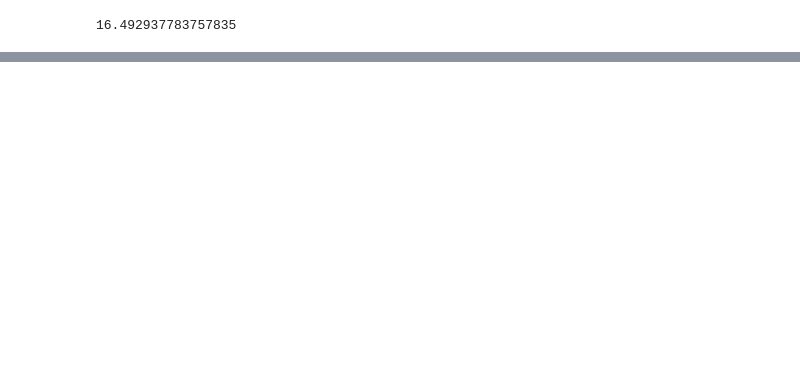
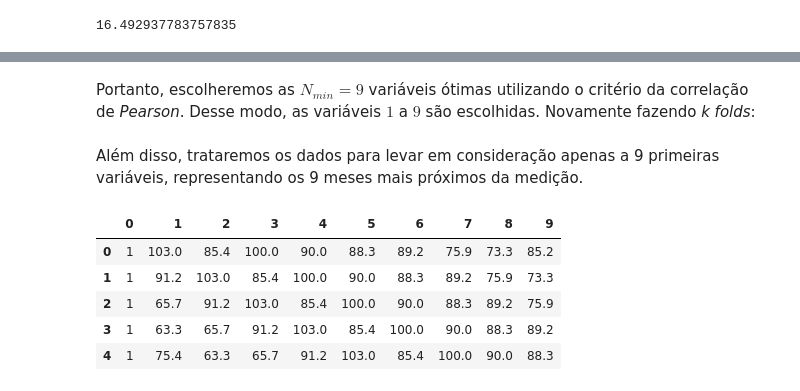
Before and after one commit to SamuelBFG/IA006, a Jupyter notebook: LinearRegression.ipynb, the cells around one changed output, grey strips where cells are left out. Cells and saved outputs as stored; diff of their text form; code cells hidden in the pictures; blank space fills up the shorter version.

Commit message:
List 1 Done

```diff
--- a/LinearRegression.ipynb
+++ b/LinearRegression.ipynb
@@ -338,0 +399,33 @@ best_data_wrapper
+# %% [markdown]
+Portanto, escolheremos as $N_{min} = 9$ variáveis ótimas utilizando o critério da correlação de *Pearson*. Desse modo, as variáveis $1$ a $9$ são escolhidas. Novamente fazendo *k folds*:
+# %%
+kfolds = []
+indexes = list(range(3112))
+seed = 42
+subset_size = round(len(indexes) / k)
+random.Random(seed).shuffle(indexes)
+subsets = [indexes[x:x+subset_size] for x in range(0,len(indexes),subset_size)]
+
+for i in range(k):
+    test = subsets[i]
+    train = []
+    for subset in subsets:
+        if subset != test:
+            train.append(subset)
+    kfolds.append((train, test)) # Cria tupla kfolds
+# %% [markdown]
+Além disso, trataremos os dados para levar em consideração apenas a 9 primeiras variáveis, representando os 9 meses mais próximos da medição.
+# %%
+data_filter = data_train_df.copy()
+labels_filter = labels_full.copy() # Cria uma cópia de y (dados c/ labels)
+for i in range (10,21):
+    del data_filter[i]
+
+data_filter.head()
+# %% [output]
+|  | 0 | 1 | 2 | 3 | 4 | 5 | 6 | 7 | 8 | 9 |
+| 0 | 1 | 103.0 | 85.4 | 100.0 | 90.0 | 88.3 | 89.2 | 75.9 | 73.3 | 85.2 |
+| 1 | 1 | 91.2 | 103.0 | 85.4 | 100.0 | 90.0 | 88.3 | 89.2 | 75.9 | 73.3 |
+| 2 | 1 | 65.7 | 91.2 | 103.0 | 85.4 | 100.0 | 90.0 | 88.3 | 89.2 | 75.9 |
+| 3 | 1 | 63.3 | 65.7 | 91.2 | 103.0 | 85.4 | 100.0 | 90.0 | 88.3 | 89.2 |
+| 4 | 1 | 75.4 | 63.3 | 65.7 | 91.2 | 103.0 | 85.4 | 100.0 | 90.0 | 88.3 |
```
Also changed, not shown: parts of 37 cells of this notebook.
